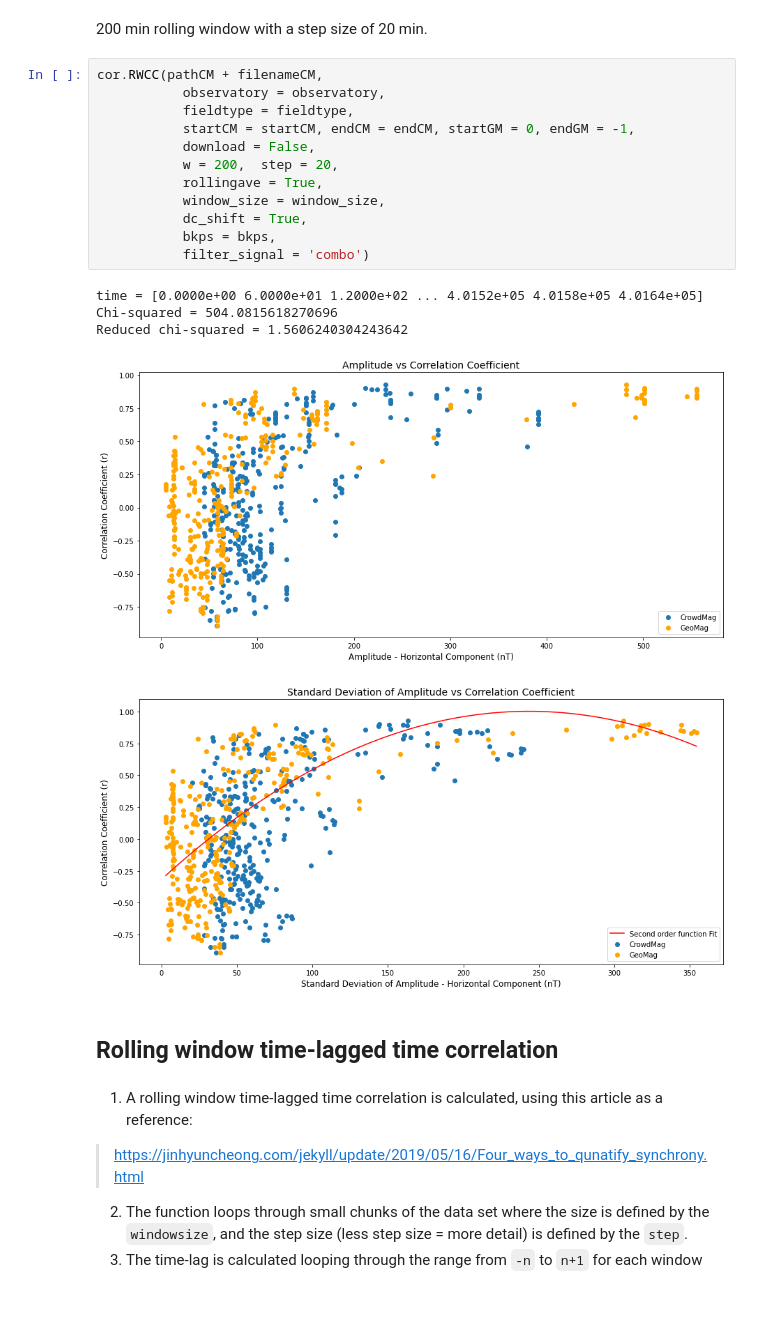
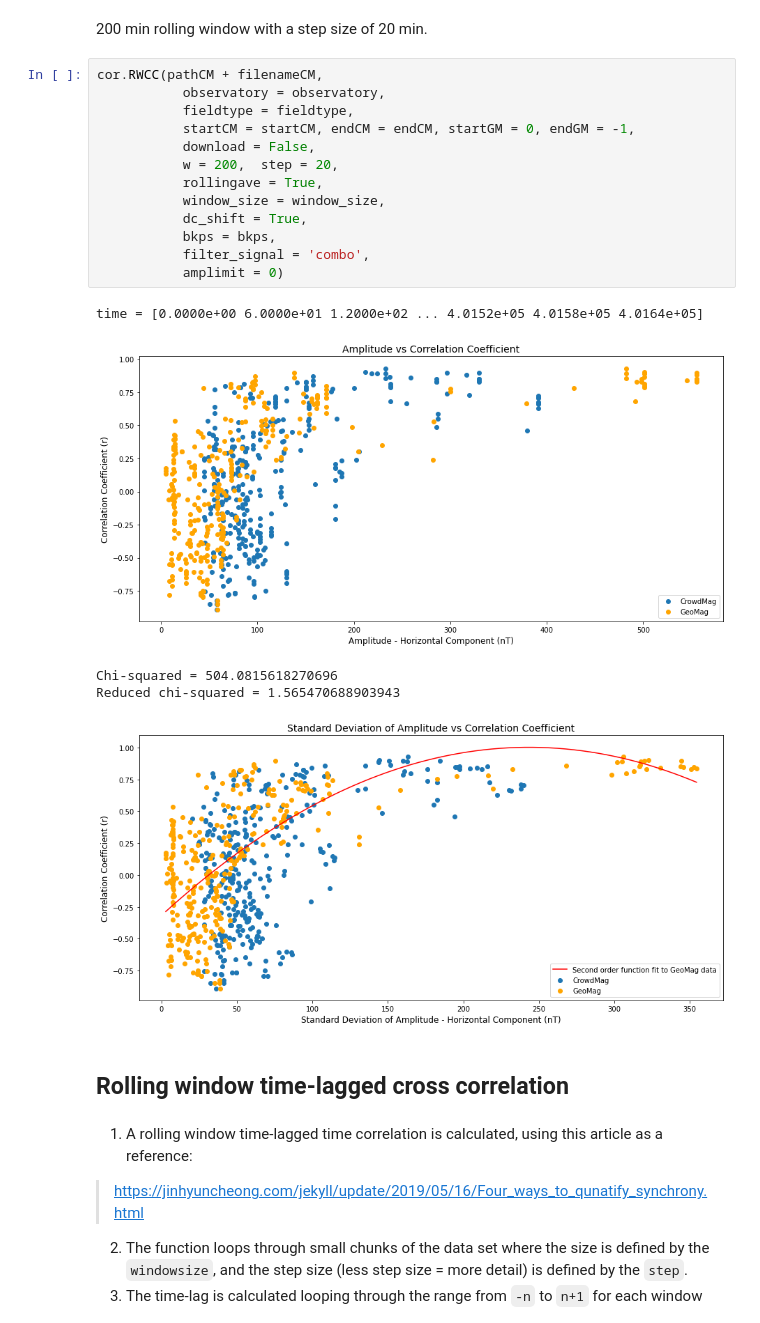
Before and after one commit to juditbergfalk/magneto, a Jupyter notebook: CrowdMag.ipynb, the cells around one changed output. Drawn from its saved outputs; the diff is of its cells as text.

Commit message:
[JB] rolling window update

```diff
--- a/CrowdMag.ipynb
+++ b/CrowdMag.ipynb
@@ -349,23 +349,24 @@ Scipy computed Pearson r: 0.545 and p-value: 0
 # %%
 cor.RWCC(pathCM + filenameCM,
            observatory = observatory,
            fieldtype = fieldtype,
            startCM = startCM, endCM = endCM, startGM = 0, endGM = -1,
            download = False,
            w = 200,  step = 20,
            rollingave = True,
            window_size = window_size,
            dc_shift = True,
            bkps = bkps,
-           filter_signal = 'combo')
+           filter_signal = 'combo',
+           amplimit = 0)
 # %% [output]
 time = [0.0000e+00 6.0000e+01 1.2000e+02 ... 4.0152e+05 4.0158e+05 4.0164e+05]
-Chi-squared = 504.0815618270696
-Reduced chi-squared = 1.5606240304243642
 [figure]
+Chi-squared = 504.0815618270696
+Reduced chi-squared = 1.565470688903943
-[figure, old version]
+[figure, new version]
 # %% [markdown]
-## Rolling window time-lagged time correlation
+## Rolling window time-lagged cross correlation
 # %% [markdown]
 1. A rolling window time-lagged time correlation is calculated, using this article as a reference:
 > https://jinhyuncheong.com/jekyll/update/2019/05/16/Four_ways_to_qunatify_synchrony.html
```
Also changed, not shown: 1 other file.
